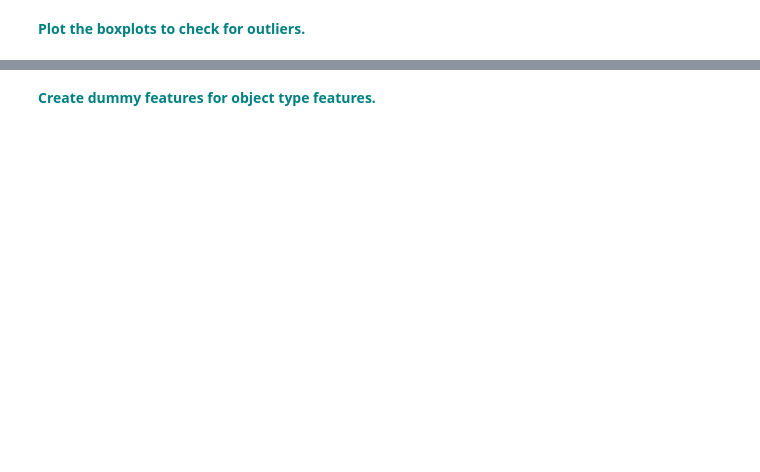
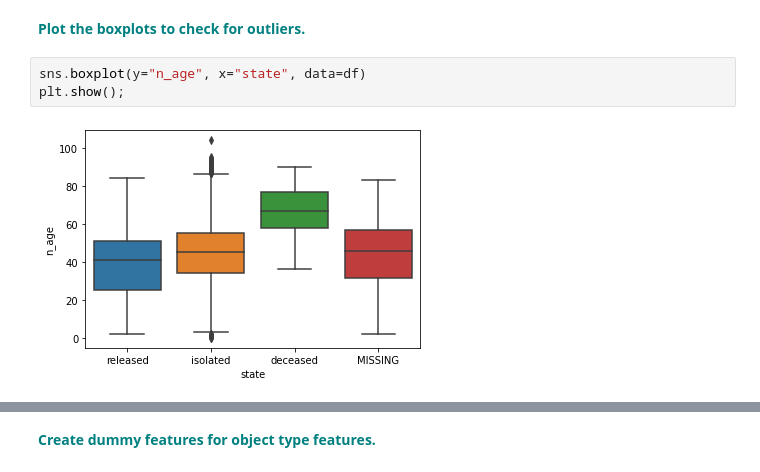
Before and after one commit to kstoudt/Springboard, a Jupyter notebook: 14. Supervised Learning/14.4 Random Forest Covid Case Study/RandomForest_casestudy_covid19.ipynb, the cells around one changed output, grey strips where cells are left out. Saved outputs shown, nothing was run; the diff lists cells and outputs as text; blank space fills up the shorter version.

```diff
--- a/14. Supervised Learning/14.4 Random Forest Covid Case Study/RandomForest_casestudy_covid19.ipynb
+++ b/14. Supervised Learning/14.4 Random Forest Covid Case Study/RandomForest_casestudy_covid19.ipynb
@@ -340,2 +365,7 @@ vn
 # %% [markdown]
 **<font color='teal'> Plot the boxplots to check for outliers. </font>**
+# %%
+sns.boxplot(y="n_age", x="state", data=df)
+plt.show();
+# %% [output]
+[figure, added]
```
Also changed, not shown: parts of 17 cells of this notebook, 1 other file.
